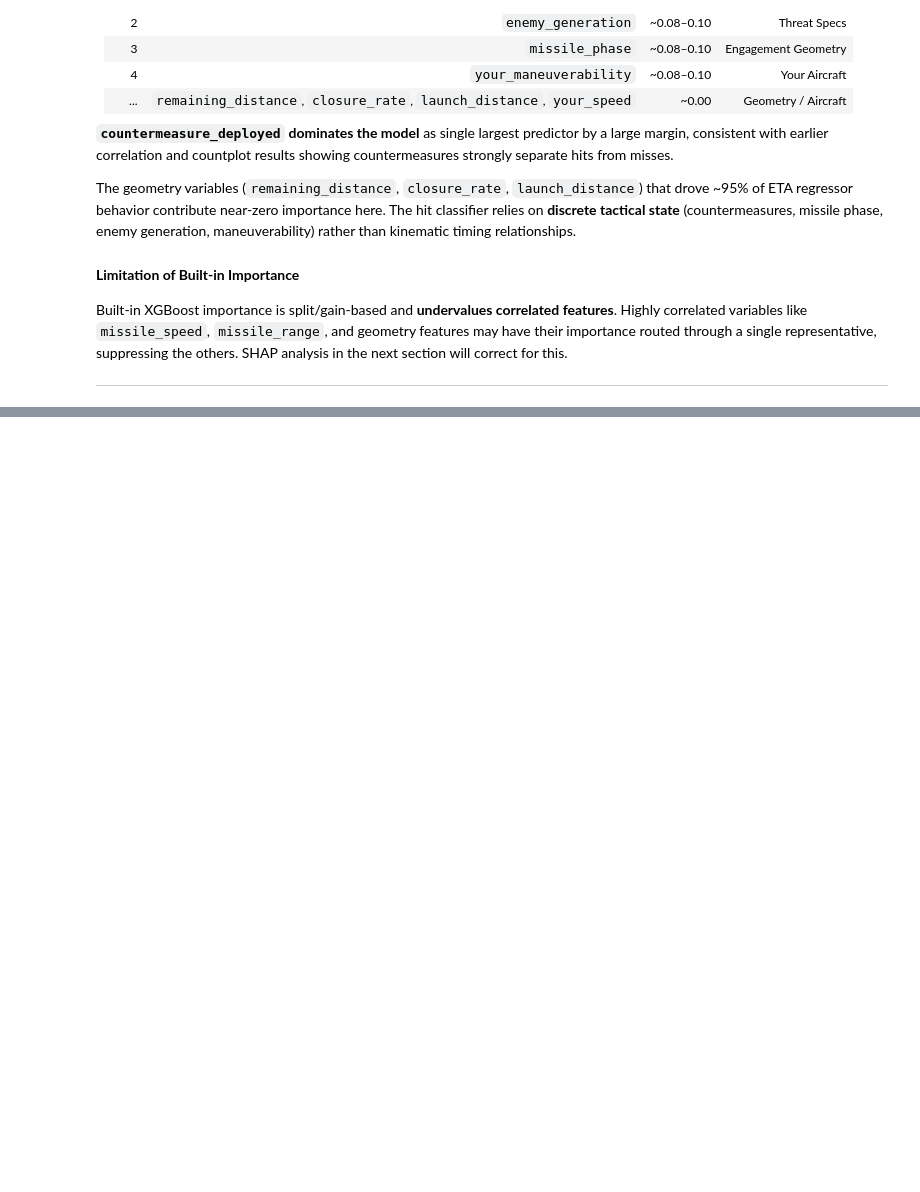
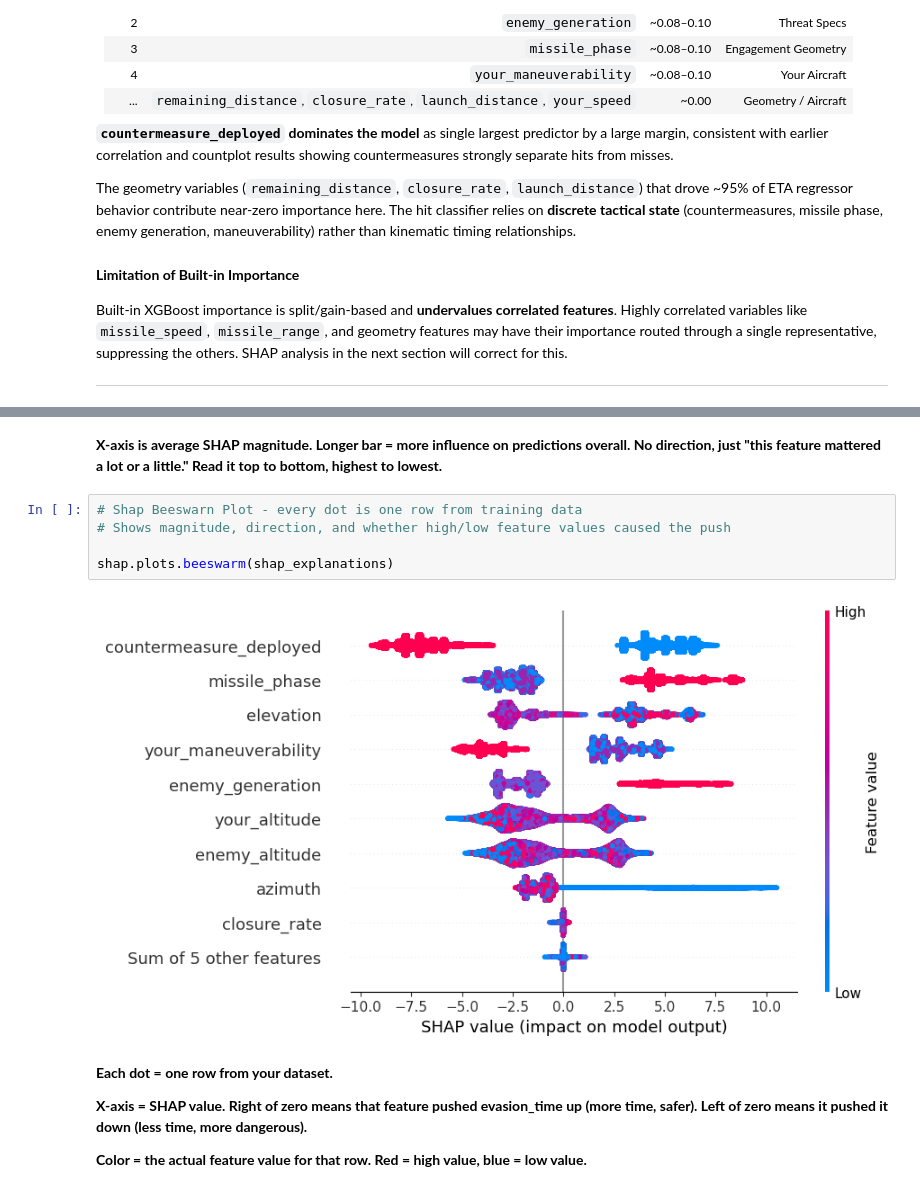
Before and after one commit to Eakempreet/ATAS_Project, a Jupyter notebook: notebooks/03_hit_classifier/03_hit_classifier.ipynb, the cells around one changed output, grey strips where cells are left out. Saved outputs shown, nothing was run; the diff lists cells and outputs as text; blank space fills up the shorter version.

```diff
--- a/notebooks/03_hit_classifier/03_hit_classifier.ipynb
+++ b/notebooks/03_hit_classifier/03_hit_classifier.ipynb
@@ -1366,0 +1462,15 @@ Built-in XGBoost importance is split/gain-based and **undervalues correlated fea
+# %% [markdown]
+**X-axis is average SHAP magnitude. Longer bar = more influence on predictions overall. No direction, just "this feature mattered a lot or a little." Read it top to bottom, highest to lowest.**
+# %%
+# Shap Beeswarn Plot - every dot is one row from training data
+# Shows magnitude, direction, and whether high/low feature values caused the push
+
+shap.plots.beeswarm(shap_explanations)
+# %% [output]
+[figure, added]
+# %% [markdown]
+**Each dot = one row from your dataset.**
+
+**X-axis = SHAP value. Right of zero means that feature pushed evasion_time up (more time, safer). Left of zero means it pushed it down (less time, more dangerous).**
+
+**Color = the actual feature value for that row. Red = high value, blue = low value.**
```
Also changed, not shown: parts of 11 cells of this notebook.
